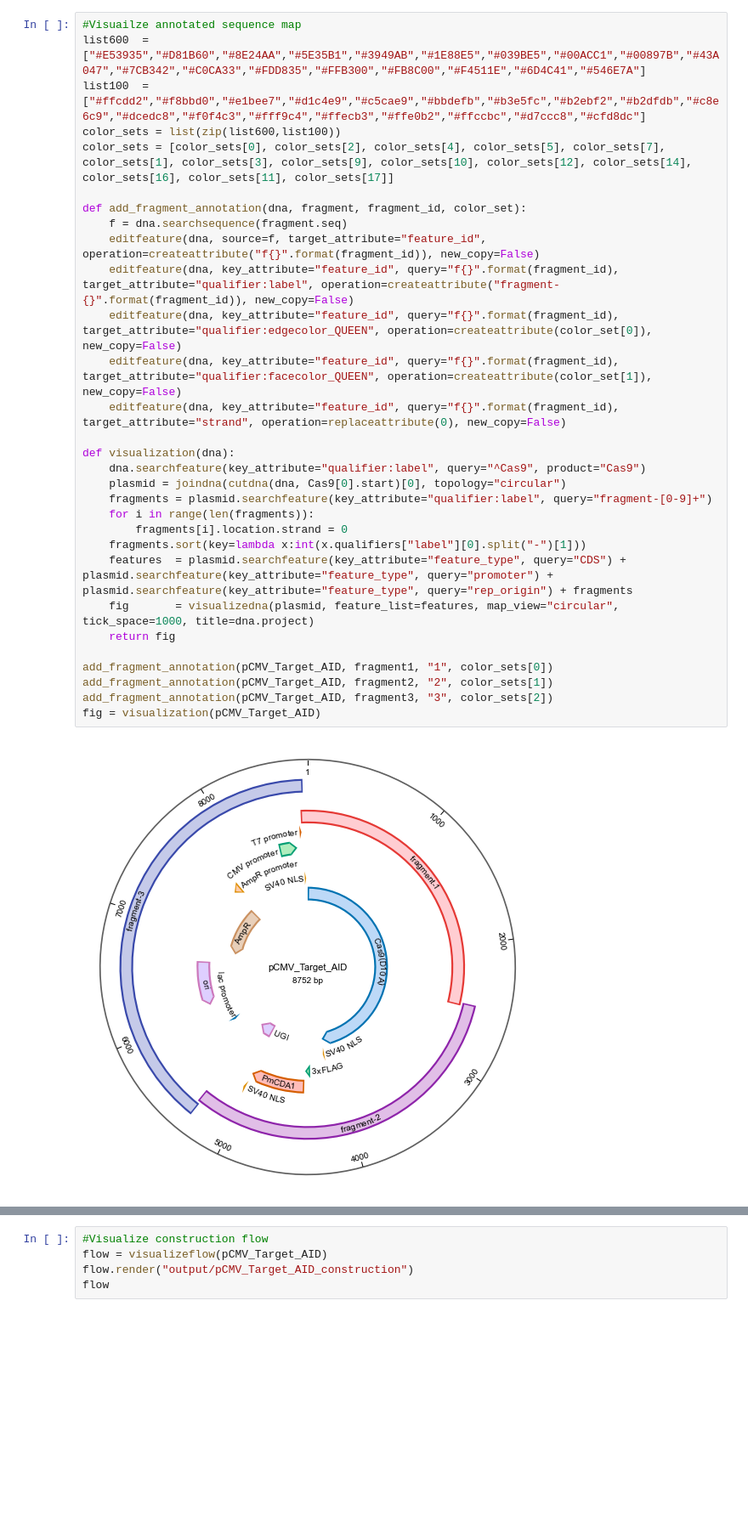
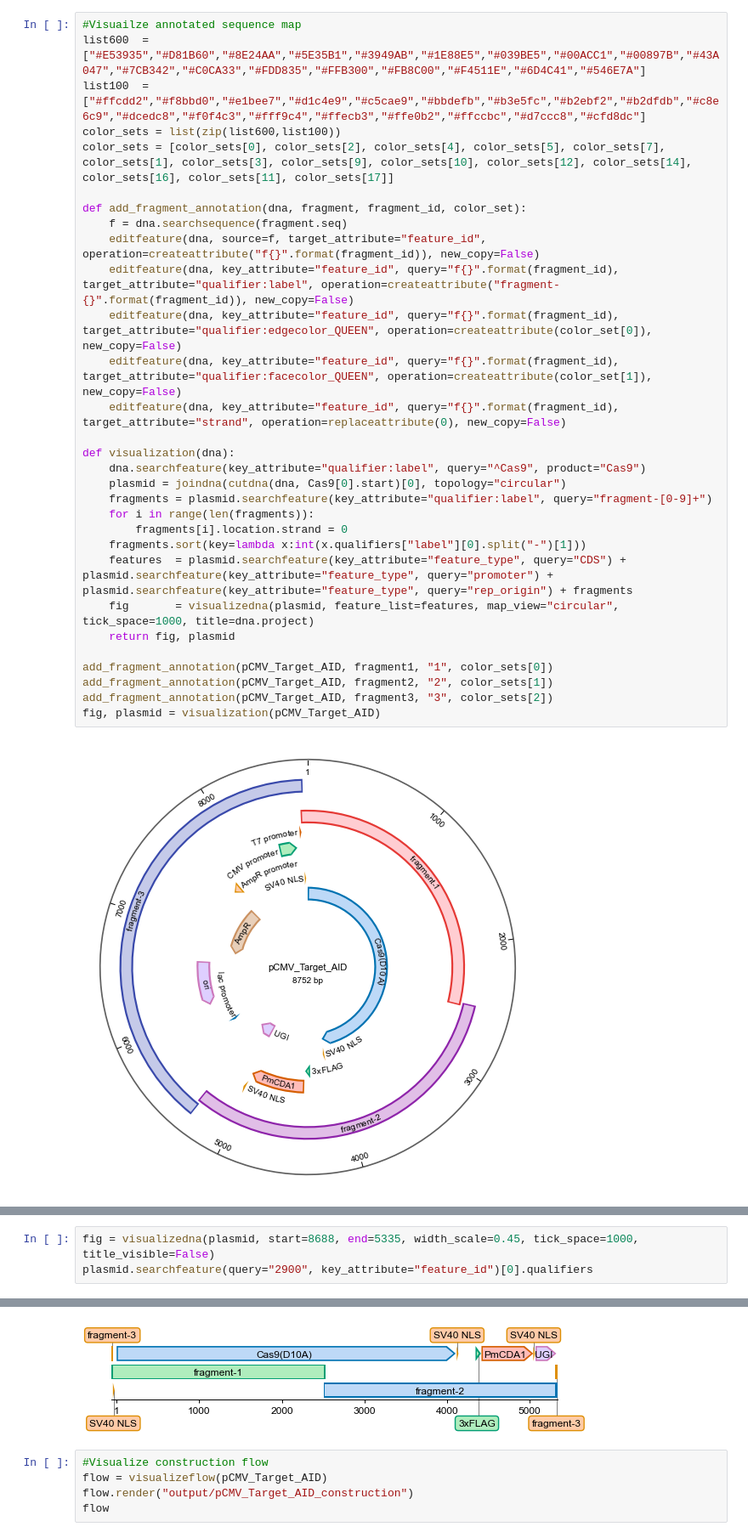
Before and after one commit to yachielab/QUEEN, a Jupyter notebook: demo/sakata_et_al_2020/pCMV_Target_AID_construction.ipynb, the cells around one changed output, grey strips where cells are left out. Shown: that part at 85% size. Cells and saved outputs as stored; diff of their text form; blank space fills up the shorter version.

```diff
--- a/demo/sakata_et_al_2020/pCMV_Target_AID_construction.ipynb
+++ b/demo/sakata_et_al_2020/pCMV_Target_AID_construction.ipynb
@@ -110,11 +110,11 @@ def visualization(dna):
     fragments.sort(key=lambda x:int(x.qualifiers["label"][0].split("-")[1]))
     features  = plasmid.searchfeature(key_attribute="feature_type", query="CDS") + plasmid.searchfeature(key_attribute="feature_type", query="promoter") + plasmid.searchfeature(key_attribute="feature_type", query="rep_origin") + fragments
     fig       = visualizedna(plasmid, feature_list=features, map_view="circular", tick_space=1000, title=dna.project)
-    return fig
+    return fig, plasmid
 
 add_fragment_annotation(pCMV_Target_AID, fragment1, "1", color_sets[0])
 add_fragment_annotation(pCMV_Target_AID, fragment2, "2", color_sets[1])
 add_fragment_annotation(pCMV_Target_AID, fragment3, "3", color_sets[2])
-fig = visualization(pCMV_Target_AID)
+fig, plasmid = visualization(pCMV_Target_AID)
 # %% [output]
 [figure]
@@ -120,0 +141,4 @@ fig = visualization(pCMV_Target_AID)
+# %%
+fig = visualizedna(plasmid, start=8688, end=5335, width_scale=0.45, tick_space=1000, title_visible=False)
+plasmid.searchfeature(query="2900", key_attribute="feature_id")[0].qualifiers
+# %% [output]
@@ -121,3 +150,4 @@ fig = visualization(pCMV_Target_AID)
+[figure, added]
 # %%
 #Visualize construction flow
 flow = visualizeflow(pCMV_Target_AID)
```
Also changed, not shown: parts of 2 cells of this notebook, 17 other files.
